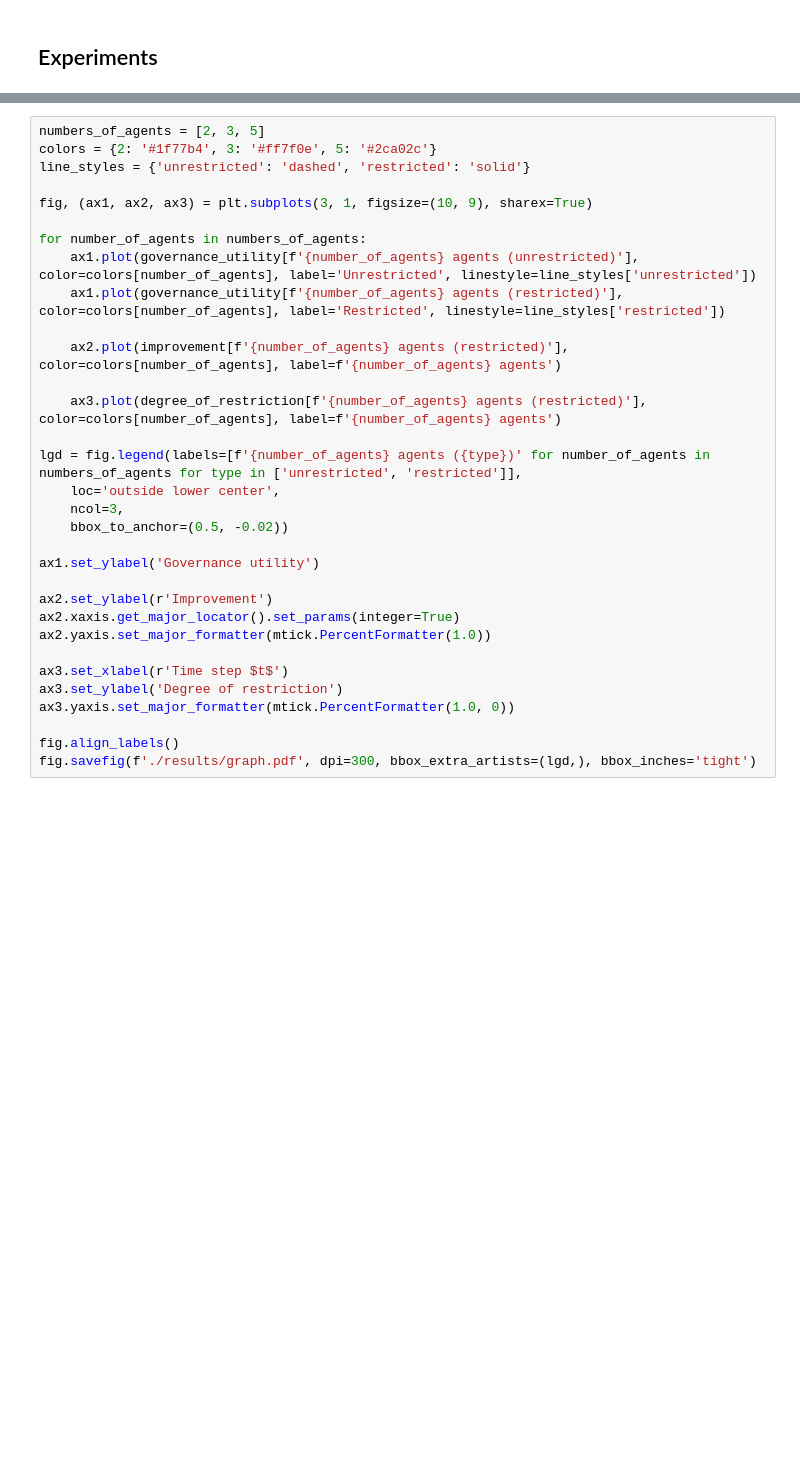
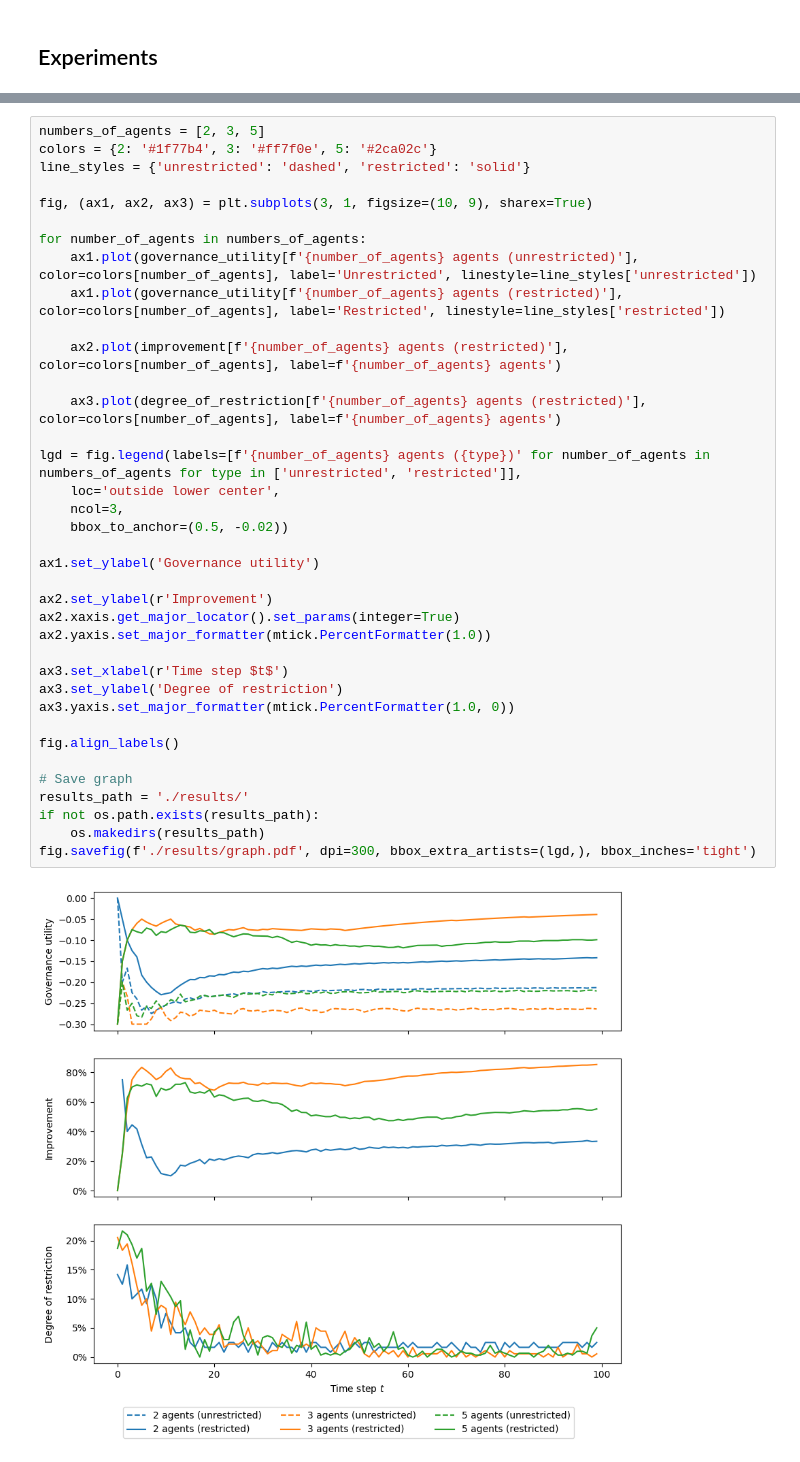
Before and after one commit to michoest/thesis, a Jupyter notebook: chapter_5/experiments.ipynb, the cells around one changed output, grey strips where cells are left out. Drawn from its saved outputs; the diff is of its cells as text; blank space fills up the shorter version.

```diff
--- a/chapter_5/experiments.ipynb
+++ b/chapter_5/experiments.ipynb
@@ -109,30 +123,37 @@ numbers_of_agents = [2, 3, 5]
 colors = {2: '#1f77b4', 3: '#ff7f0e', 5: '#2ca02c'}
 line_styles = {'unrestricted': 'dashed', 'restricted': 'solid'}
 
 fig, (ax1, ax2, ax3) = plt.subplots(3, 1, figsize=(10, 9), sharex=True)
 
 for number_of_agents in numbers_of_agents:
     ax1.plot(governance_utility[f'{number_of_agents} agents (unrestricted)'], color=colors[number_of_agents], label='Unrestricted', linestyle=line_styles['unrestricted'])
     ax1.plot(governance_utility[f'{number_of_agents} agents (restricted)'], color=colors[number_of_agents], label='Restricted', linestyle=line_styles['restricted'])
 
     ax2.plot(improvement[f'{number_of_agents} agents (restricted)'], color=colors[number_of_agents], label=f'{number_of_agents} agents')
 
     ax3.plot(degree_of_restriction[f'{number_of_agents} agents (restricted)'], color=colors[number_of_agents], label=f'{number_of_agents} agents')
 
 lgd = fig.legend(labels=[f'{number_of_agents} agents ({type})' for number_of_agents in numbers_of_agents for type in ['unrestricted', 'restricted']],
     loc='outside lower center',
     ncol=3,
     bbox_to_anchor=(0.5, -0.02))
 
 ax1.set_ylabel('Governance utility')
 
 ax2.set_ylabel(r'Improvement')
 ax2.xaxis.get_major_locator().set_params(integer=True)
 ax2.yaxis.set_major_formatter(mtick.PercentFormatter(1.0))
 
 ax3.set_xlabel(r'Time step $t$')
 ax3.set_ylabel('Degree of restriction')
 ax3.yaxis.set_major_formatter(mtick.PercentFormatter(1.0, 0))
 
 fig.align_labels()
+
+# Save graph
+results_path = './results/'
+if not os.path.exists(results_path):
+    os.makedirs(results_path)
 fig.savefig(f'./results/graph.pdf', dpi=300, bbox_extra_artists=(lgd,), bbox_inches='tight')
+# %% [output]
+[figure, added]
```
Also changed, not shown: parts of 6 cells of this notebook, 1 other file.
